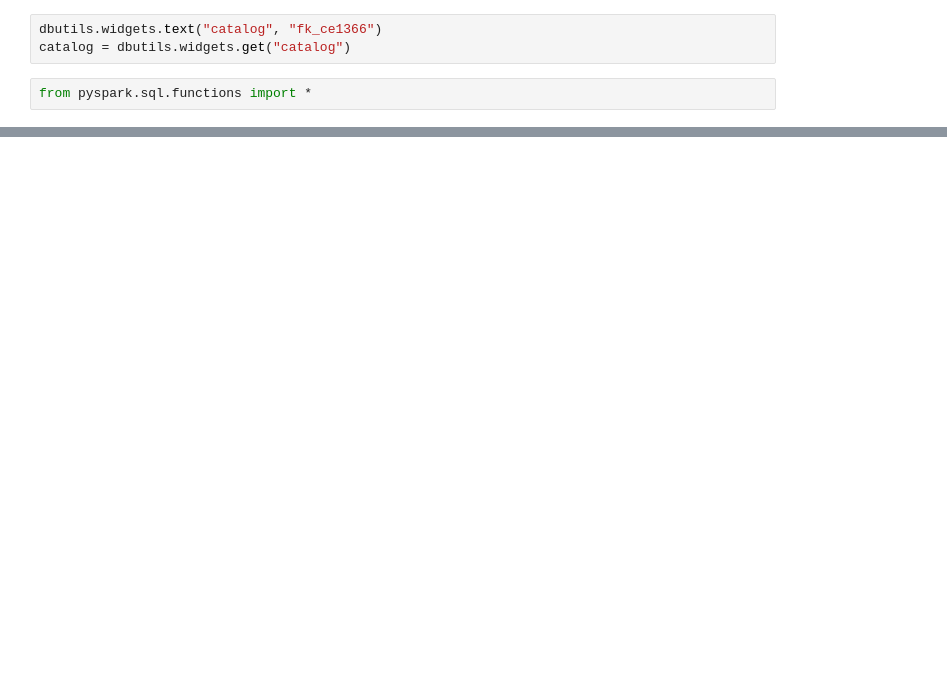
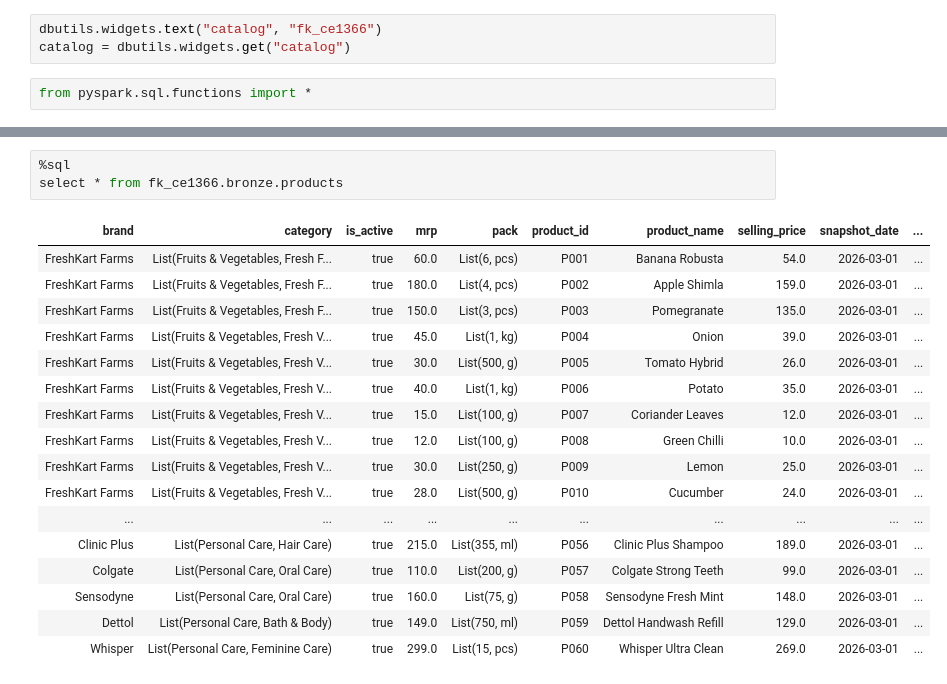
Before and after one commit to rinkimehrasalesforce-ops/FreshKart_Lakehouse_Assessment, a Jupyter notebook: silver/silver_products.ipynb, the cells around one changed output, grey strips where cells are left out. Drawn from its saved outputs; the diff is of its cells as text; blank space fills up the shorter version.

```diff
--- a/silver/silver_products.ipynb
+++ b/silver/silver_products.ipynb
@@ -81,0 +119,21 @@ WHEN NOT MATCHED
+# %%
+%sql
+select * from fk_ce1366.bronze.products
+# %% [output]
+| brand | category | is_active | mrp | pack | product_id | product_name | selling_price | snapshot_date | ... |
+| FreshKart Farms | List(Fruits & Vegetables, Fresh F... | true | 60.0 | List(6, pcs) | P001 | Banana Robusta | 54.0 | 2026-03-01 | ... |
+| FreshKart Farms | List(Fruits & Vegetables, Fresh F... | true | 180.0 | List(4, pcs) | P002 | Apple Shimla | 159.0 | 2026-03-01 | ... |
+| FreshKart Farms | List(Fruits & Vegetables, Fresh F... | true | 150.0 | List(3, pcs) | P003 | Pomegranate | 135.0 | 2026-03-01 | ... |
+| FreshKart Farms | List(Fruits & Vegetables, Fresh V... | true | 45.0 | List(1, kg) | P004 | Onion | 39.0 | 2026-03-01 | ... |
+| FreshKart Farms | List(Fruits & Vegetables, Fresh V... | true | 30.0 | List(500, g) | P005 | Tomato Hybrid | 26.0 | 2026-03-01 | ... |
+| FreshKart Farms | List(Fruits & Vegetables, Fresh V... | true | 40.0 | List(1, kg) | P006 | Potato | 35.0 | 2026-03-01 | ... |
+| FreshKart Farms | List(Fruits & Vegetables, Fresh V... | true | 15.0 | List(100, g) | P007 | Coriander Leaves | 12.0 | 2026-03-01 | ... |
+| FreshKart Farms | List(Fruits & Vegetables, Fresh V... | true | 12.0 | List(100, g) | P008 | Green Chilli | 10.0 | 2026-03-01 | ... |
+| FreshKart Farms | List(Fruits & Vegetables, Fresh V... | true | 30.0 | List(250, g) | P009 | Lemon | 25.0 | 2026-03-01 | ... |
+| FreshKart Farms | List(Fruits & Vegetables, Fresh V... | true | 28.0 | List(500, g) | P010 | Cucumber | 24.0 | 2026-03-01 | ... |
+| ... | ... | ... | ... | ... | ... | ... | ... | ... | ... |
+| Clinic Plus | List(Personal Care, Hair Care) | true | 215.0 | List(355, ml) | P056 | Clinic Plus Shampoo | 189.0 | 2026-03-01 | ... |
+| Colgate | List(Personal Care, Oral Care) | true | 110.0 | List(200, g) | P057 | Colgate Strong Teeth | 99.0 | 2026-03-01 | ... |
+| Sensodyne | List(Personal Care, Oral Care) | true | 160.0 | List(75, g) | P058 | Sensodyne Fresh Mint | 148.0 | 2026-03-01 | ... |
+| Dettol | List(Personal Care, Bath & Body) | true | 149.0 | List(750, ml) | P059 | Dettol Handwash Refill | 129.0 | 2026-03-01 | ... |
+| Whisper | List(Personal Care, Feminine Care) | true | 299.0 | List(15, pcs) | P060 | Whisper Ultra Clean | 269.0 | 2026-03-01 | ... |
```
Also changed, not shown: parts of 7 cells of this notebook, 7 other files.
